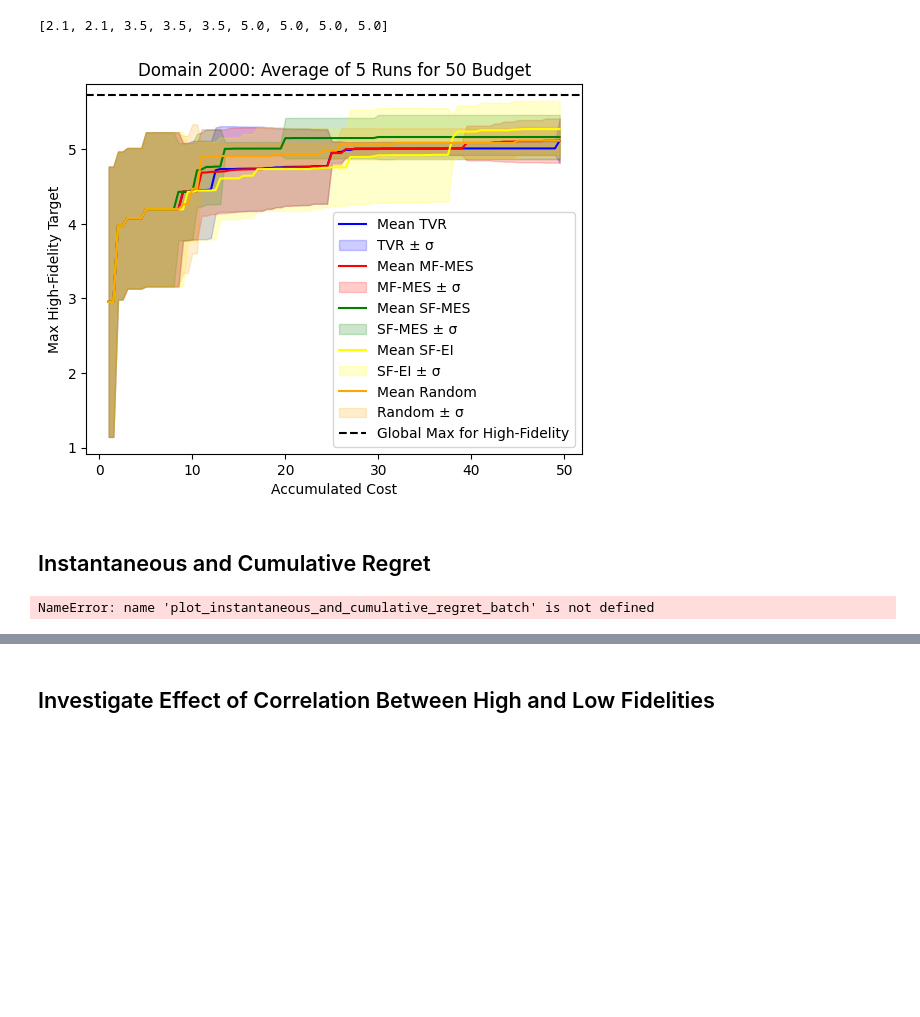
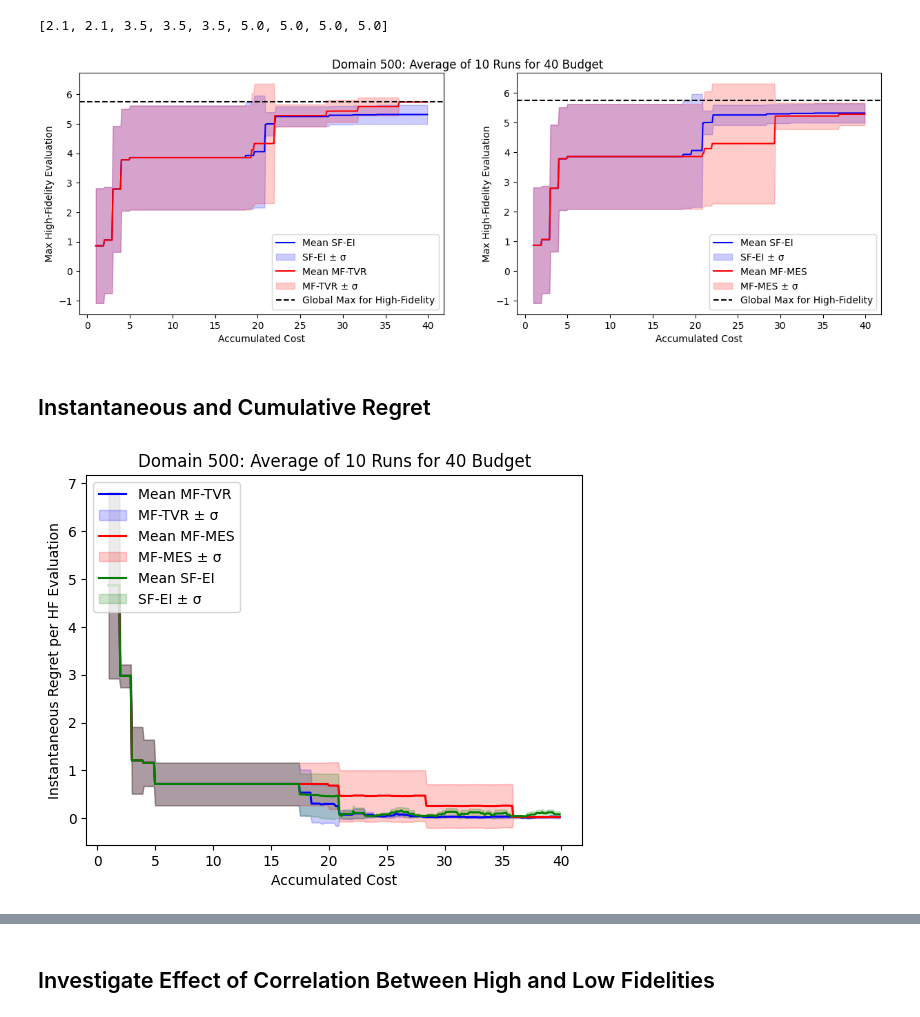
Before and after one commit to kernelCruncher/MFBO, a Jupyter notebook: notebooks/MESSyntheticFunction.ipynb, the cells around one changed output, grey strips where cells are left out. Saved outputs shown, nothing was run; the diff lists cells and outputs as text; code cells hidden in the pictures; blank space fills up the shorter version.

```diff
--- a/notebooks/MESSyntheticFunction.ipynb
+++ b/notebooks/MESSyntheticFunction.ipynb
@@ -532,9 +632,9 @@ def plot_target_per_iteration(domain, train_x_full, train_obj, iteration_no):
 
 def plot_target_per_iteration_range(domain, train_x_full, train_obj, iteration_range, title, figsize):
     figure = plt.figure(figsize=figsize)
-    no_of_rows = math.ceil(len(iteration_range) / 3)
+    no_of_rows = math.ceil(len(iteration_range) / 5)
     for id, image_no in enumerate(range(len(iteration_range))):
-        plt.subplot(no_of_rows, 3, id + 1)
+        plt.subplot(no_of_rows, 5, id + 1)
         plot_target_per_iteration(domain, train_x_full, train_obj, iteration_range[image_no])
     plt.suptitle(title,  size=16)
     plt.subplots_adjust(top=0.95)
@@ -546,7 +646,7 @@ for key in modelDict:
         modelDict[key][1],
         # [5, 10, 20,  30,  40, 50, 60, 70, len(modelDict[key][0])],
         np.linspace(4, len(modelDict[key][0]), 10, dtype=int),
-        f'{key}: Domain with size {int(len(domain)/2)} and Budget {ALLOCATED_BUDGET}',
-        figsize=(16, 18)
+        f'{key}: Domain-size {int(len(domain)/2)} and Budget {ALLOCATED_BUDGET}',
+        figsize=(16, 16)
         )
 # %% [output]
@@ -701,3 +862,5 @@ batch_dict_filename = save_dictionary(searchDictBatch, batch=True)
+# %%
+searchDictBatch=load_dictionary('SearchDictionaries/Batch_20240627-123251')
 # %%
 # This is code to debug the batch process a few cells later, showing the different runs individually, rather than averaged.
 def plot_cost_batch_individual(domain, dictionary):
@@ -738,47 +901,71 @@ def discretise_cost_and_maximise(high_fidleity_points, cost_range_input, cumulat
 
     accum_target = np.array(accum_target)
     max_target = []
+    #We mltiply by 100 to get past the floating poitn arithmetic errors when dealing with fidelities and intervals of 0.1, say.
+    cumulative_cost_array_input_times_100 = np.array([int(x*100) for x in cumulative_cost_array_input])
     for id, x in enumerate(cost_range_input):
-        if x in cumulative_cost_array_input[ hf_indices_input ]:
-            max_target.append(accum_target[np.where(cumulative_cost_array_input[ hf_indices_input ] == x )[0]][0].item())
+        if x in cumulative_cost_array_input_times_100[ hf_indices_input ]:
+            max_target.append(accum_target[np.where(cumulative_cost_array_input_times_100[ hf_indices_input ] == x )[0]][0].item())
         elif id == 0:
             max_target.append(0)
         else:
             max_target.append(max_target[id-1])
     return max_target
 #Unit-test:
-print(discretise_cost_and_maximise( [2.1, 0.9, 3.5, 2.3, 5], [1,   1.5, 2,   2.5,   3,   3.5, 4, 4.5, 5  ] , np.array([1, 1.5, 2, 2.5, 3.5]), [0,1,2,3,4]))
+print(discretise_cost_and_maximise( [2.1, 0.9, 3.5, 2.3, 5], [100,   150, 200,   250,   300,   350, 400, 450, 500  ] , np.array([1, 1.5, 2, 2.5, 3.5]), [0,1,2,3,4]))
 # %% [output]
 [2.1, 2.1, 3.5, 3.5, 3.5, 5.0, 5.0, 5.0, 5.0]
 # %%
 # Here we plot the mean maximum high-fidelity target reached so far with SD for a batch of experiments.
-def plot_cost_batch(domain, dictionary, title, allocated_budget, colour=['blue', 'red', 'green', 'yellow', 'orange']):
+def plot_cost_batch(domain, dictionary, title, allocated_budget, lf = 0.5, colour=['blue', 'red', 'green', 'yellow', 'orange']):
     max_in_space= np.max(domain[np.where(domain[:, 1] == 1.0)])
     for id, search_alg in enumerate(dictionary):
         aggregate_max_target = []
         train_x_full_batch, train_obj_batch, cumulative_cost_batch = dictionary[search_alg]
-        cost_range = list(np.arange(1,allocated_budget,0.5))
+
+        #We mltiply by 100 to get past the floating poitn arithmetic errors when dealing with fidelities and intervals of 0.1, say.
+        cost_range = list(np.arange(1* 100,allocated_budget*100,int(lf*100)))
 
         for batch_no in range(len(train_x_full_batch)):
             cumulative_cost_array = np.array(cumulative_cost_batch[batch_no])
             hf_indices = np.where(train_x_full_batch[batch_no][:, 1]==1.0)
             high_fidelity_obj = train_obj_batch[batch_no][np.where(train_x_full_batch[batch_no][:, 1]==1.0)].detach().numpy().squeeze(-1)
             max_target = discretise_cost_and_maximise(high_fidelity_obj, cost_range, cumulative_cost_array, hf_indices)
             aggregate_max_target.append(max_target)
 
         maximum_aggregate_mean = np.mean(aggregate_max_target, axis = 0)
         maximum_aggregate_lowerbound = maximum_aggregate_mean - np.std(aggregate_max_target, axis = 0)
         maximum_aggregate_upperbound = maximum_aggregate_mean + np.std(aggregate_max_target, axis = 0)
-        plt.plot(cost_range, maximum_aggregate_mean, label=f'Mean {search_alg}', color=colour[id])
-        plt.fill_between(x=cost_range, y1=maximum_aggregate_lowerbound, y2=maximum_aggregate_upperbound, color=colour[id], alpha=0.2, label=f'{search_alg} \xb1 \u03C3')
+
+        cost_range_scaled = [x/100 for x in cost_range]
+        plt.plot(cost_range_scaled, maximum_aggregate_mean, label=f'Mean {search_alg}', color=colour[id])
+        plt.fill_between(x=cost_range_scaled, y1=maximum_aggregate_lowerbound, y2=maximum_aggregate_upperbound, color=colour[id], alpha=0.2, label=f'{search_alg} \xb1 \u03C3')
     plt.axhline(y=max_in_space, color='black', linestyle='--', label='Global Max for High-Fidelity')
     plt.xlabel('Accumulated Cost')
-    plt.ylabel('Max High-Fidelity Target')
+    plt.ylabel('Max High-Fidelity Evaluation')
     plt.title(title)
     plt.legend(loc='lower right')
 
-plot_cost_batch(domain, searchDictBatch, f'Domain {int(len(domain)/2)}: Average of {N_EXP_BATCH} Runs for {ALLOCATED_BUDGET_BATCH} Budget', ALLOCATED_BUDGET_BATCH )
+# plot_cost_batch(domain, searchDictBatch, f'Domain {int(len(domain)/2)}: Average of {N_EXP_BATCH} Runs for {ALLOCATED_BUDGET_BATCH} Budget', ALLOCATED_BUDGET_BATCH, lf=0.1 )
+def plot_pairwise(domain, searchDictBatch, main_key, lf ):
+    keys_without = [x for x in searchDictBatch.keys()]
+    keys_without.remove(main_key)
+    no_of_rows = math.ceil(len(keys_without)//2) + 1
+    figure=plt.figure(figsize=(15,10))
+    for id, key in enumerate(keys_without):
+        new_dict = {main_key: searchDictBatch[main_key], key: searchDictBatch[key]}
+        plt.subplot(no_of_rows,2, id+1)
+        plot_cost_batch(domain,
+                        new_dict,
+                        title='',
+                        allocated_budget=ALLOCATED_BUDGET_BATCH,
+                        lf=lf)
+    plt.suptitle(f'Domain {int(len(domain)/2)}: Average of {N_EXP_BATCH} Runs for {ALLOCATED_BUDGET_BATCH} Budget', y=0.9)
+    save_image(figure)
+    plt.show()
+
+plot_pairwise(domain, searchDictBatch, main_key='SF-EI', lf=0.1)
 # %% [output]
-[figure, old version]
+[figure, new version]
 # %% [markdown]
 ## Instantaneous and Cumulative Regret
@@ -844,7 +1056,7 @@ def plot_instantaneous_and_cumulative_regret_batch(domain, dictionary, title, al
 # %%
-plot_instantaneous_and_cumulative_regret_batch(domain, searchDictBatch, f'Domain {int(len(domain)/2)}: Average of {N_EXP_BATCH} Runs for {ALLOCATED_BUDGET_BATCH} Budget', ALLOCATED_BUDGET_BATCH, cum=False )
+plot_instantaneous_and_cumulative_regret_batch(domain, searchDictBatch, f'Domain {int(len(domain)/2)}: Average of {N_EXP_BATCH} Runs for {ALLOCATED_BUDGET_BATCH} Budget', ALLOCATED_BUDGET_BATCH, cum=False, lf=0.1 )
 # %% [output]
-NameError: name 'plot_instantaneous_and_cumulative_regret_batch' is not defined
+[figure, added]
 # %%
 plot_instantaneous_and_cumulative_regret_batch(domain, searchDictBatch, f'Domain {int(len(domain)/2)}: Average of {N_EXP_BATCH} Runs for {ALLOCATED_BUDGET_BATCH} Budget', ALLOCATED_BUDGET_BATCH, cum=True )
 # %% [output]
```
Also changed, not shown: parts of 51 cells of this notebook.
